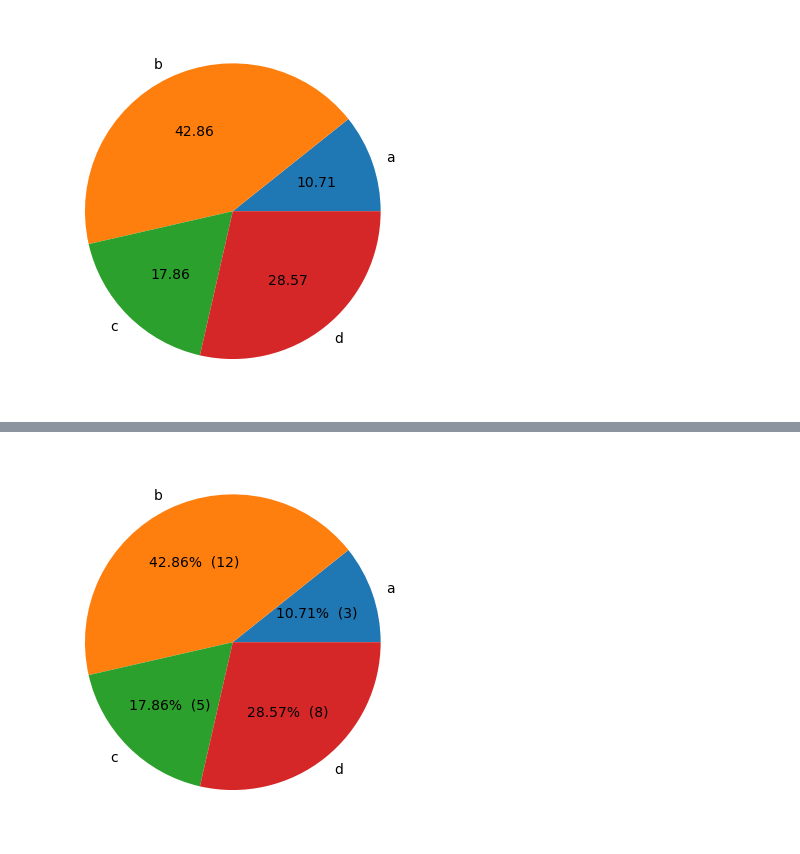
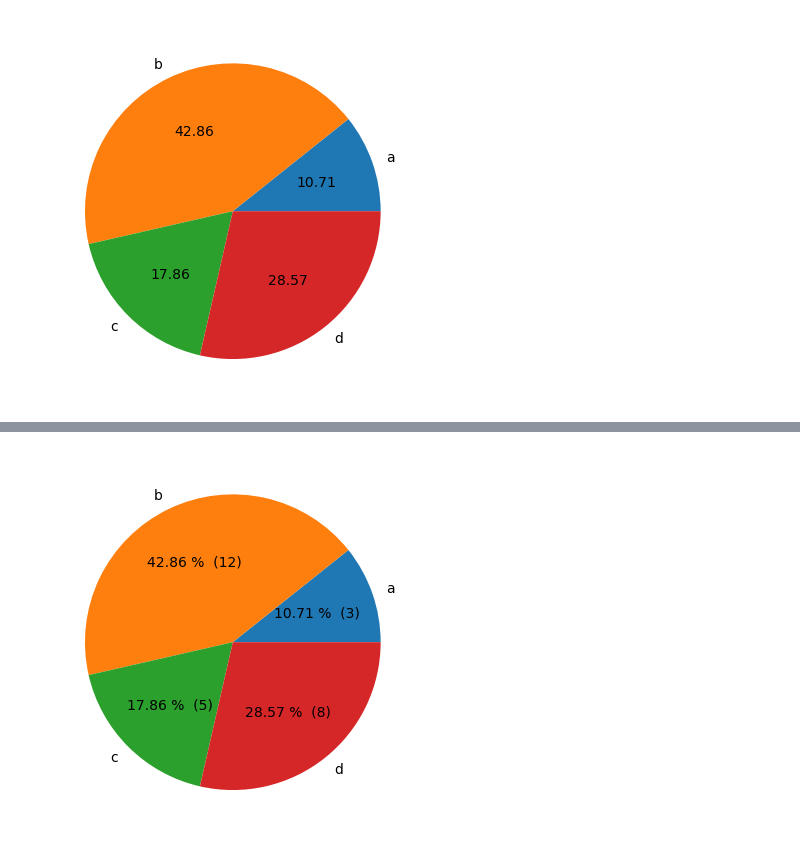
Before and after one commit to TrangTranThu/Python, a Jupyter notebook: Matplotlib/PieChart.ipynb, the cells around one changed output, grey strips where cells are left out. Saved outputs shown, nothing was run; the diff lists cells and outputs as text; code cells hidden in the pictures.

```diff
--- a/Matplotlib/PieChart.ipynb
+++ b/Matplotlib/PieChart.ipynb
@@ -75,16 +90,16 @@ plt.pie(x, labels=['a', 'b', 'c', 'd'] , autopct='%.2f');
 # %%
 # make the pie circular by setting the aspect ratio to 1
-# plt.figure(figsize=plt.figaspect(1))
+plt.figure(figsize=plt.figaspect(1))
 values = [3, 12, 5, 8]
 labels = ['a', 'b', 'c', 'd']
 
 def make_autopct(values):
-    def my_autopct(pct):
+    def solve(pct):
         total = sum(values)
         val = int(round(pct*total/100.0))
-        return '{p:.2f}%  ({v:d})'.format(p=pct,v=val)
-    return my_autopct
+        return '{p:.2f} %  ({v:d})'.format(p=pct,v=val)
+    return solve
 
 plt.pie(values, labels=labels, autopct=make_autopct(values));
 # %% [output]
-[figure, old version]
+[figure, new version]
```
Also changed, not shown: parts of 30 cells of this notebook.
